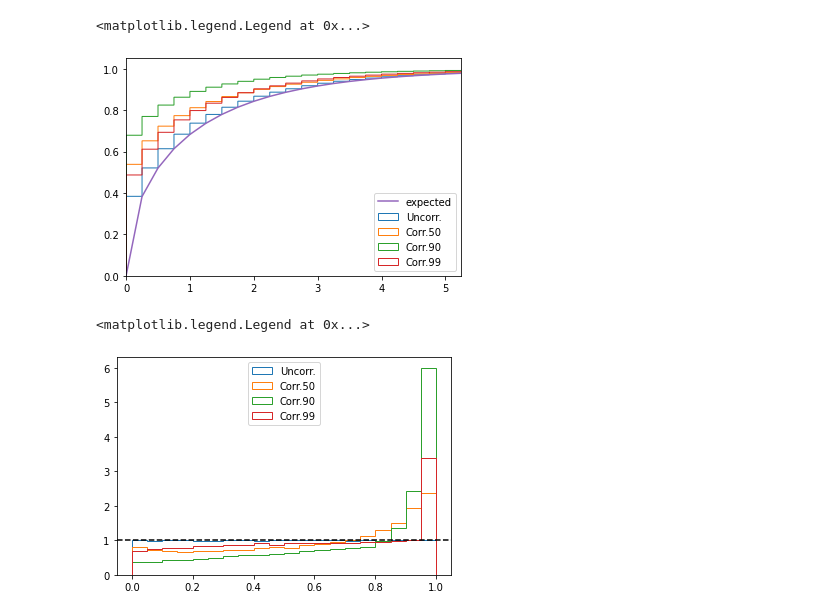
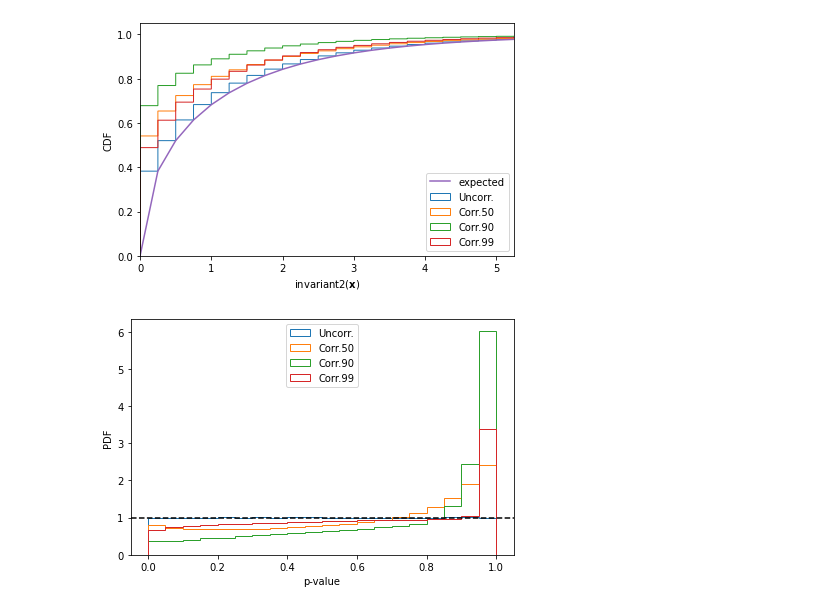
Before and after one commit to ast0815/covfit, a Jupyter notebook: invariant2.ipynb, the cells around one changed output. Cells and saved outputs as stored; diff of their text form; code cells hidden in the pictures.

```diff
--- a/invariant2.ipynb
+++ b/invariant2.ipynb
@@ -18,7 +21,6 @@ for name, data in datasets.items():
     distances[name] = dist(data)
 # %%
 # Compare cumulative distributions
-#%matplotlib widget
 from matplotlib import pyplot as plt
 
 fig, ax = plt.subplots()
@@ -29,21 +31,27 @@ for name in datasets:
         label=name)
 ax.plot(x, expected.cdf(x), label=f"expected")
 ax.set_xlim(0, expected.mean() + expected.std()*3)
+ax.set_xlabel(f"{dname}$(\mathbf{{x}})$")
+ax.set_ylabel("CDF")
 ax.legend(loc="lower right")
+fig.tight_layout()
+fig.savefig(f"plots/{dname}_cdf.pdf")
 # %% [output]
-<matplotlib.legend.Legend at 0x...>
-[figure, old version]
+[figure, new version]
 # %%
 # Spread of p-values
 fig, ax = plt.subplots()
 x = np.linspace(0, 1, 21)
 for name, data in distances.items():
     ax.hist(expected.sf(data), bins=x, histtype="step",
         density=True, cumulative=False, linestyle='solid',
         label=name)
 ax.axhline(1., color="k", linestyle="dashed")
 #ax.set_yscale("log")
+ax.set_xlabel("p-value")
+ax.set_ylabel("PDF")
 ax.legend(loc="upper center")
+fig.tight_layout()
+fig.savefig(f"plots/{dname}_p-values.pdf")
 # %% [output]
-<matplotlib.legend.Legend at 0x...>
-[figure, old version]
+[figure, new version]
```
Also changed, not shown: parts of 3 cells of this notebook, 8 other files.
